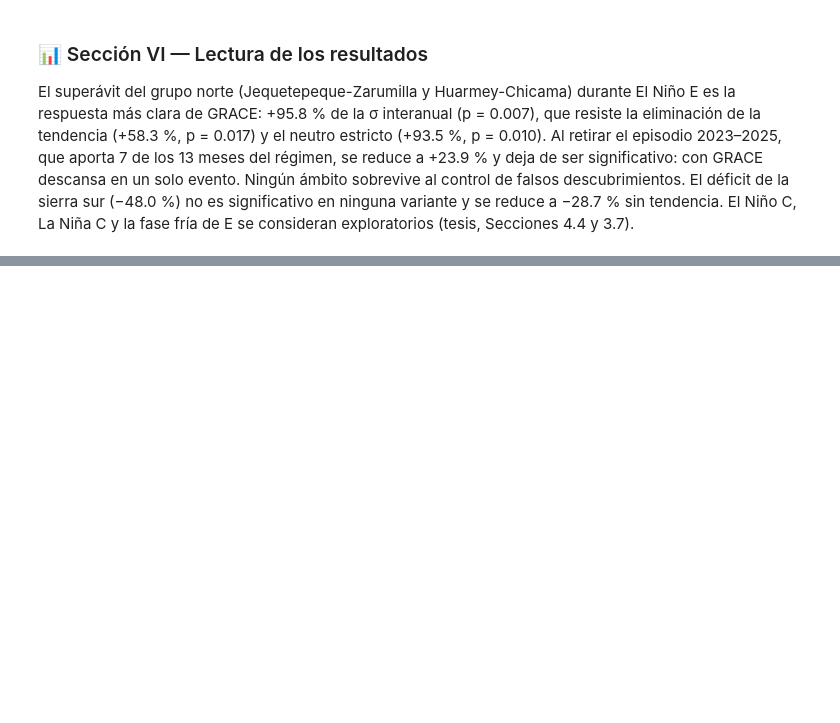
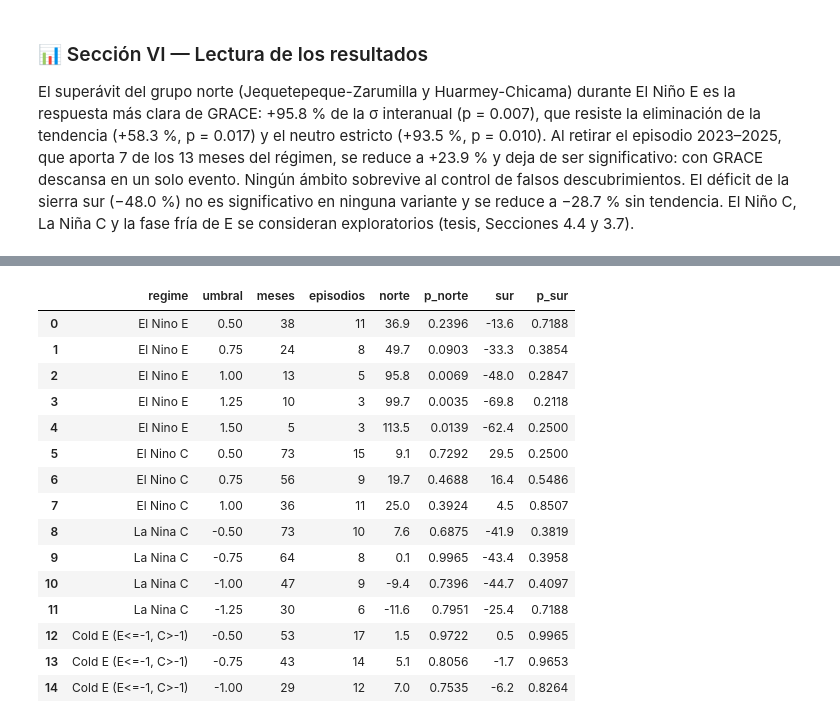
Before and after one commit to jnolorbe/hydrology-peru, a Jupyter notebook: notebooks/03_GRACE_TWS_Composites_by_Asymmetric_ENSO_Regimes.ipynb, the cells around one changed output, grey strips where cells are left out. Drawn from its saved outputs; the diff is of its cells as text; code cells hidden in the pictures; blank space fills up the shorter version.

```diff
--- a/notebooks/03_GRACE_TWS_Composites_by_Asymmetric_ENSO_Regimes.ipynb
+++ b/notebooks/03_GRACE_TWS_Composites_by_Asymmetric_ENSO_Regimes.ipynb
@@ -662,0 +726,21 @@ se consideran exploratorios (tesis, Secciones 4.4 y 3.7).
+# %%
+umb = sensibilidad_umbrales(REPO_NAME)
+umb.to_csv(os.path.join(DERIV, 'regime_threshold_sensitivity.csv'), index=False)
+display(umb)
+# %% [output]
+|  | regime | umbral | meses | episodios | norte | p_norte | sur | p_sur |
+| 0 | El Nino E | 0.50 | 38 | 11 | 36.9 | 0.2396 | -13.6 | 0.7188 |
+| 1 | El Nino E | 0.75 | 24 | 8 | 49.7 | 0.0903 | -33.3 | 0.3854 |
+| 2 | El Nino E | 1.00 | 13 | 5 | 95.8 | 0.0069 | -48.0 | 0.2847 |
+| 3 | El Nino E | 1.25 | 10 | 3 | 99.7 | 0.0035 | -69.8 | 0.2118 |
+| 4 | El Nino E | 1.50 | 5 | 3 | 113.5 | 0.0139 | -62.4 | 0.2500 |
+| 5 | El Nino C | 0.50 | 73 | 15 | 9.1 | 0.7292 | 29.5 | 0.2500 |
+| 6 | El Nino C | 0.75 | 56 | 9 | 19.7 | 0.4688 | 16.4 | 0.5486 |
+| 7 | El Nino C | 1.00 | 36 | 11 | 25.0 | 0.3924 | 4.5 | 0.8507 |
+| 8 | La Nina C | -0.50 | 73 | 10 | 7.6 | 0.6875 | -41.9 | 0.3819 |
+| 9 | La Nina C | -0.75 | 64 | 8 | 0.1 | 0.9965 | -43.4 | 0.3958 |
+| 10 | La Nina C | -1.00 | 47 | 9 | -9.4 | 0.7396 | -44.7 | 0.4097 |
+| 11 | La Nina C | -1.25 | 30 | 6 | -11.6 | 0.7951 | -25.4 | 0.7188 |
+| 12 | Cold E (E<=-1, C>-1) | -0.50 | 53 | 17 | 1.5 | 0.9722 | 0.5 | 0.9965 |
+| 13 | Cold E (E<=-1, C>-1) | -0.75 | 43 | 14 | 5.1 | 0.8056 | -1.7 | 0.9653 |
+| 14 | Cold E (E<=-1, C>-1) | -1.00 | 29 | 12 | 7.0 | 0.7535 | -6.2 | 0.8264 |
```
Also changed, not shown: parts of 3 cells of this notebook, 3 other files.
